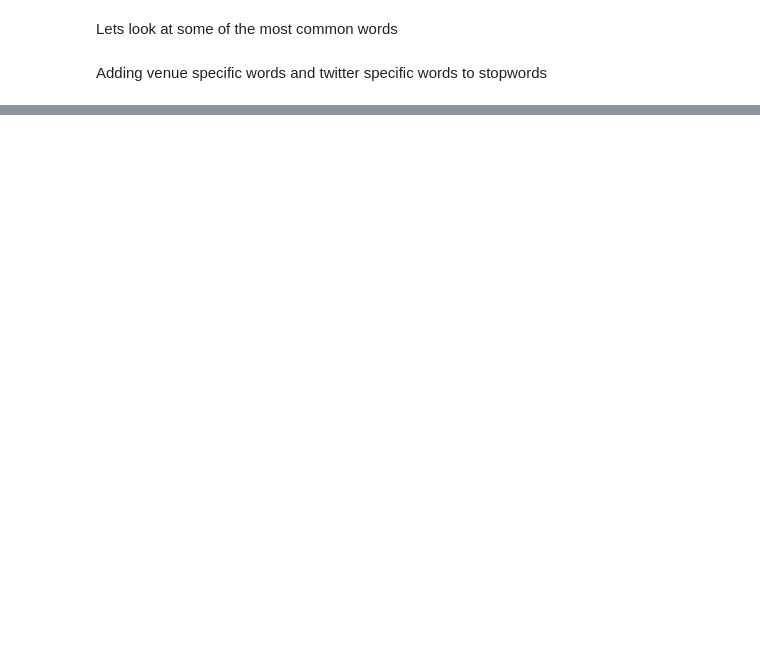
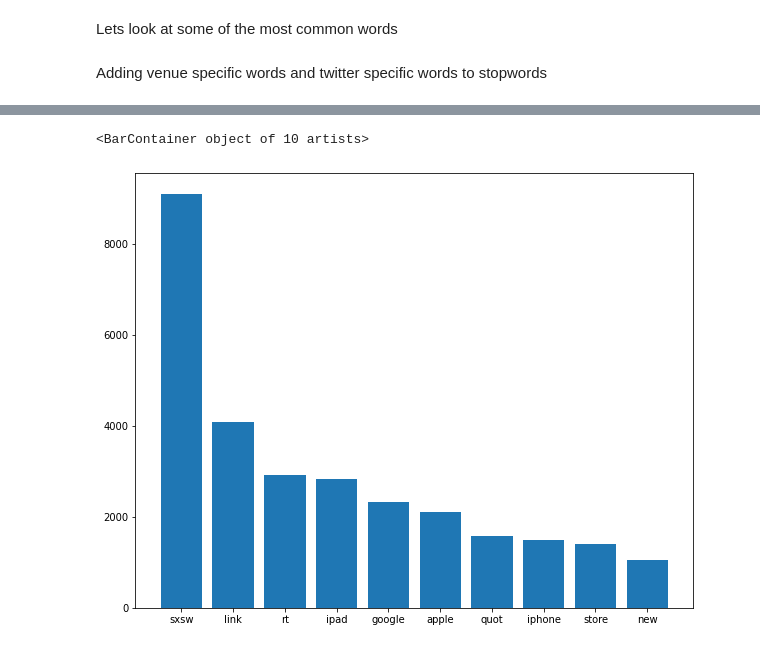
Before and after one commit to ssaeed85/dsc-ph4-TweetSentimentAnalysis-NLP, a Jupyter notebook: TweetSentimentAnalysis_nb.ipynb, the cells around one changed output, grey strips where cells are left out. Cells and saved outputs as stored; diff of their text form; code cells hidden in the pictures; blank space fills up the shorter version.

```diff
--- a/TweetSentimentAnalysis_nb.ipynb
+++ b/TweetSentimentAnalysis_nb.ipynb
@@ -391,5 +271,3 @@ Adding venue specific words and twitter specific words to stopwords
 #     for word in tweet.split():
 #         word_freq[word] +=1
 # word_freq.most_common(n=50)
-# %%
-data_df['stemmed_tokens'] = data_df['tweet_text'].map(lambda x:doc_preparer(x,stem=True))
@@ -414,4 +273,0 @@ data_df
-# %%
-le = LabelEncoder()
-data_df['sentiment_target'] = le.fit_transform(data_df.is_there_an_emotion_directed_at_a_brand_or_product)
-le.classes_
@@ -638,0 +295,11 @@ Test F1 score:     0.500
+# %%
+# Plot most frequent words
+fig,ax = plt.subplots(figsize = (10,8))
+num_of_bars = 10
+viz_data = getTopWordFreq(data_df,'text',n=num_of_bars)
+
+ax.bar(x = [word for word,freq in viz_data],
+      height = [freq for word,freq in viz_data])
+# %% [output]
+<BarContainer object of 10 artists>
+[figure, added]
```
Also changed, not shown: parts of 116 cells of this notebook.
